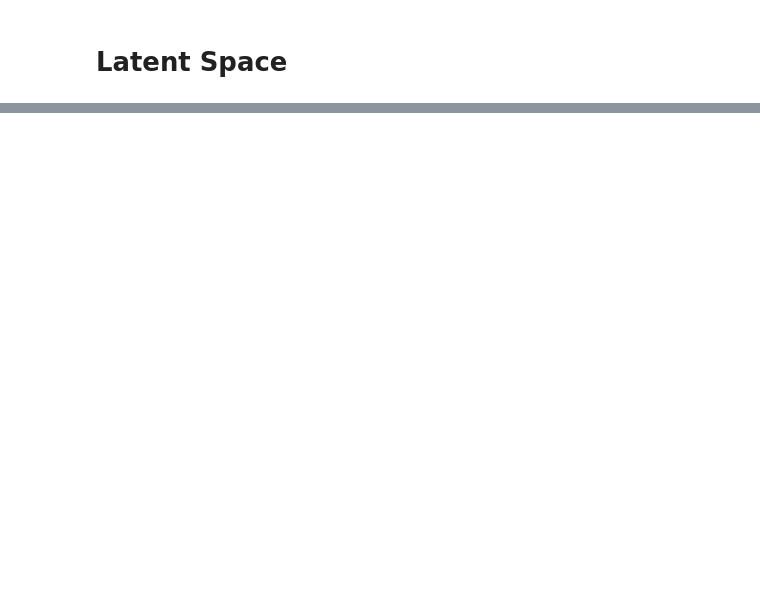
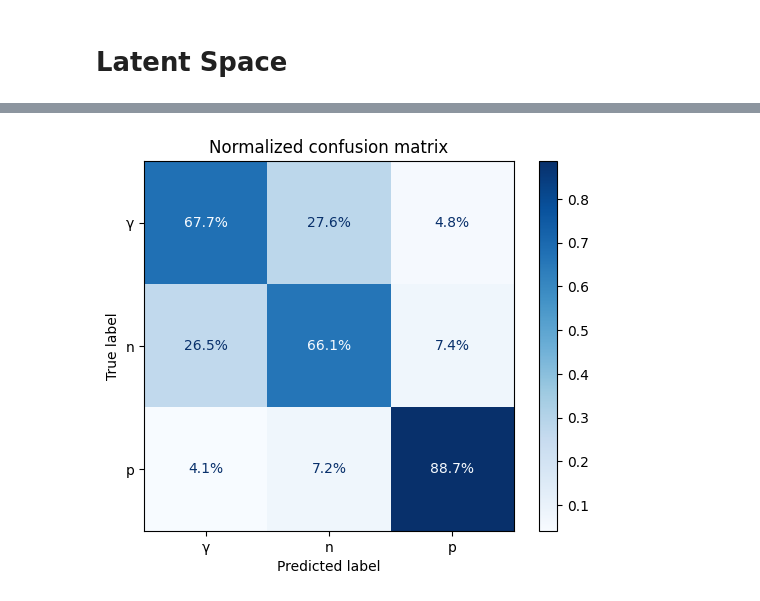
Before and after one commit to eberthol/PSD_GMVA_paper, a Jupyter notebook: GMVAE/Minimal_GMVAE.ipynb, the cells around one changed output, grey strips where cells are left out. Saved outputs shown, nothing was run; the diff lists cells and outputs as text; code cells hidden in the pictures; blank space fills up the shorter version.

```diff
--- a/GMVAE/Minimal_GMVAE.ipynb
+++ b/GMVAE/Minimal_GMVAE.ipynb
@@ -191,0 +219,4 @@ gpv.plot_interactive_3d_pca(train_loader, model) # opens a browser
+# %%
+gpv.plot_confusion_matrix(test_loader, model)
+# %% [output]
+[figure, added]
```
Also changed, not shown: parts of 16 cells of this notebook, 1 other file.
